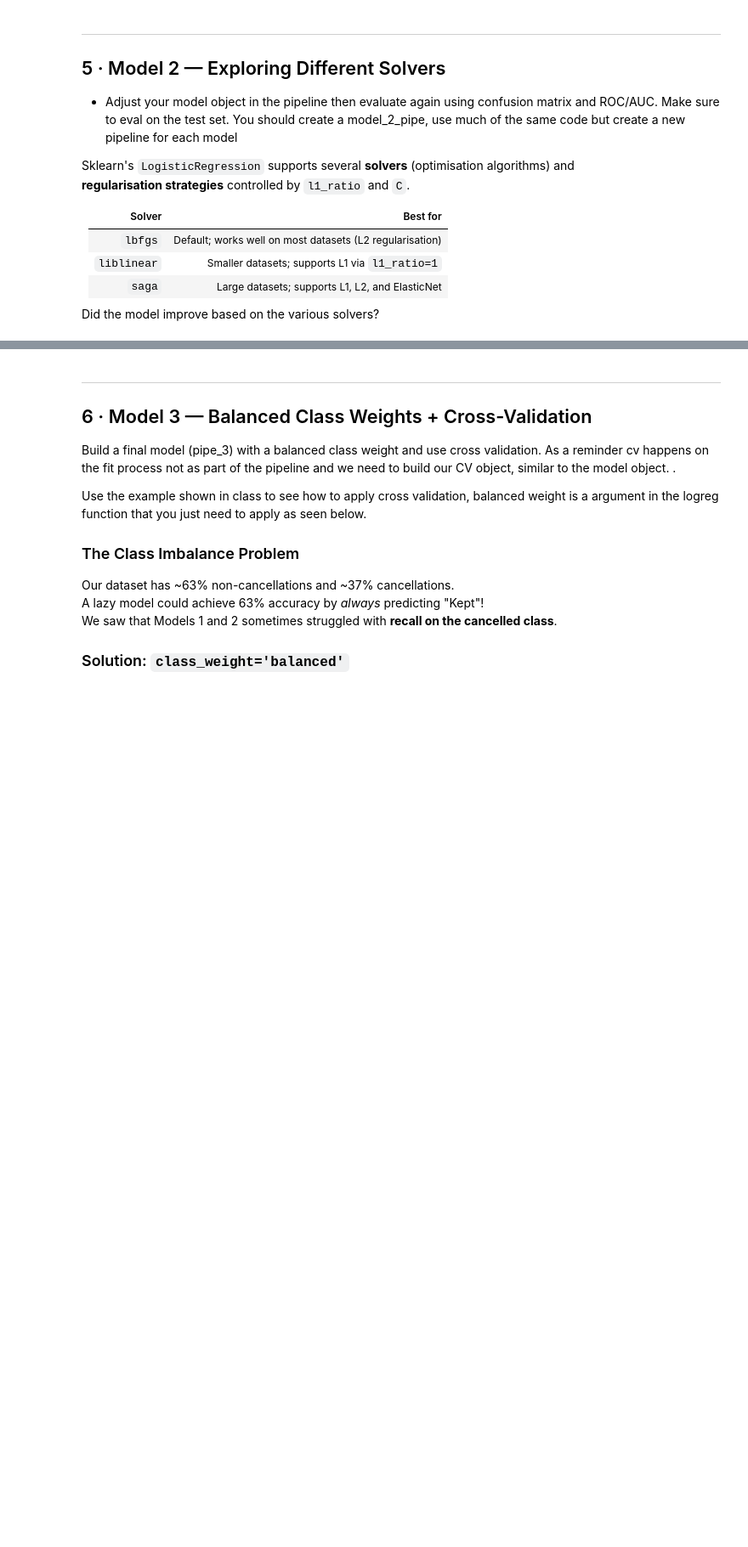
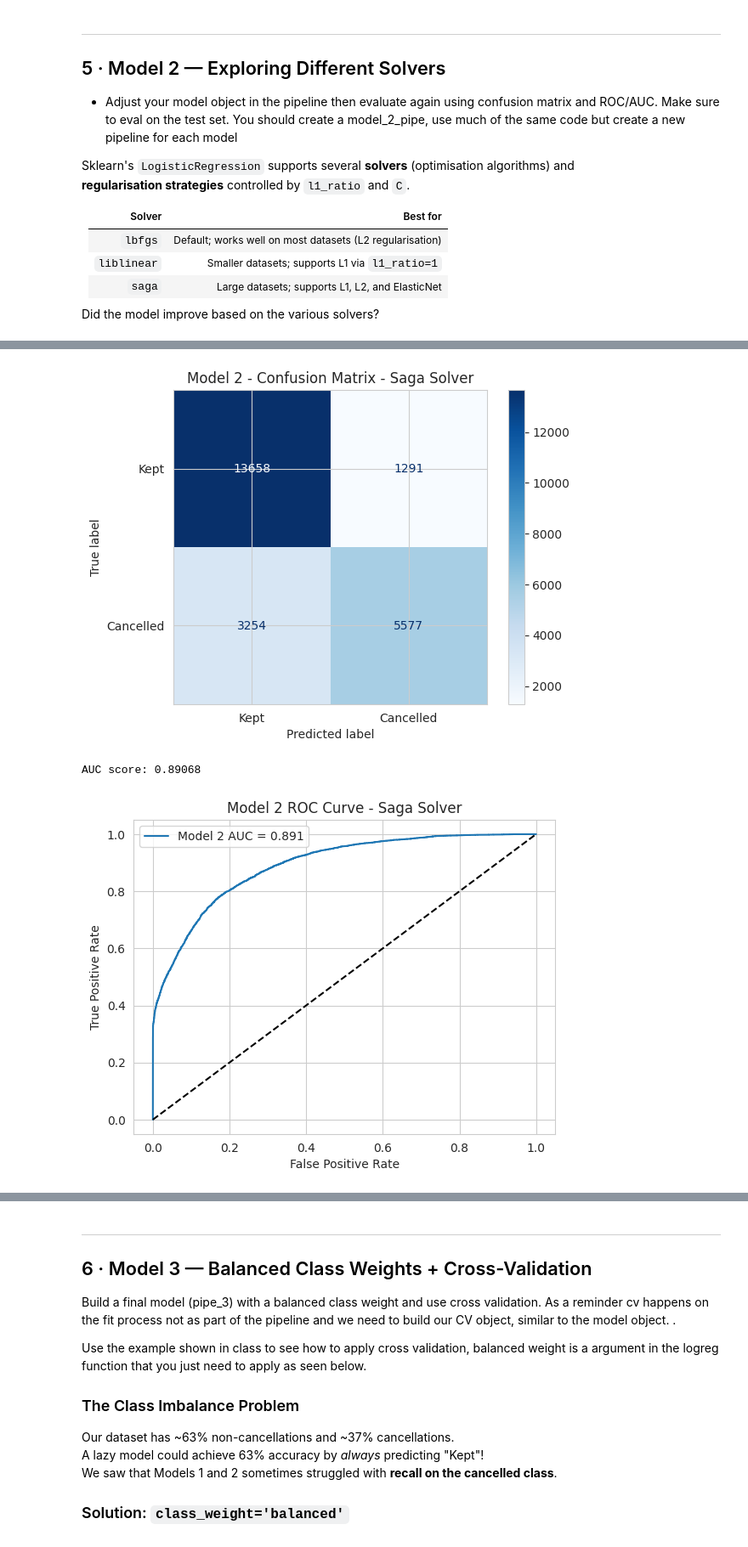
Before and after one commit to kenzkleczynski/week_8, a Jupyter notebook: hotel_cancellation_lab.ipynb, the cells around one changed output, grey strips where cells are left out. Shown at 85% size. Drawn from its saved outputs; the diff is of its cells as text; code cells hidden in the pictures; blank space fills up the shorter version.

```diff
--- a/hotel_cancellation_lab.ipynb
+++ b/hotel_cancellation_lab.ipynb
@@ -183,0 +455,6 @@ Did the model improve based on the various solvers?
+# %%
+model_2_saga = Pipeline([
+    ('preprocessor', preprocessor),
+    ('classifier', LogisticRegression(solver='saga', max_iter=200))
+])
+model_2_saga.fit(X_train, y_train) #run model on trinaing
@@ -183,0 +479,28 @@ Did the model improve based on the various solvers?
+# %%
+#use same methods as before to show confustion and auc for the new model
+
+# confusion matrix
+y_pred_m2 = model_2_saga.predict(X_test)
+cm_m2 = confusion_matrix(y_test, y_pred_m2)
+disp_m2 = ConfusionMatrixDisplay(confusion_matrix=cm_m2, display_labels=['Kept', 'Cancelled'])
+disp_m2.plot(cmap='Blues')
+plt.title('Model 2 - Confusion Matrix - Saga Solver')
+plt.show()
+
+# ROC/AUC
+y_prob_m2 = model_2_saga.predict_proba(X_test)[:, 1]
+fpr_m2, tpr_m2, _ = roc_curve(y_test, y_prob_m2)
+auc_m2 = roc_auc_score(y_test, y_prob_m2)
+print(f'AUC score: {auc_m2:.5f}')
+
+plt.plot(fpr_m2, tpr_m2, label=f'Model 2 AUC = {auc_m2:.3f}')
+plt.plot([0,1],[0,1], 'k--')
+plt.xlabel('False Positive Rate')
+plt.ylabel('True Positive Rate')
+plt.title('Model 2 ROC Curve - Saga Solver')
+plt.legend()
+plt.show()
+# %% [output]
+[figure, added]
+AUC score: 0.89068
+[figure, added]
```
Also changed, not shown: parts of 47 cells of this notebook.
